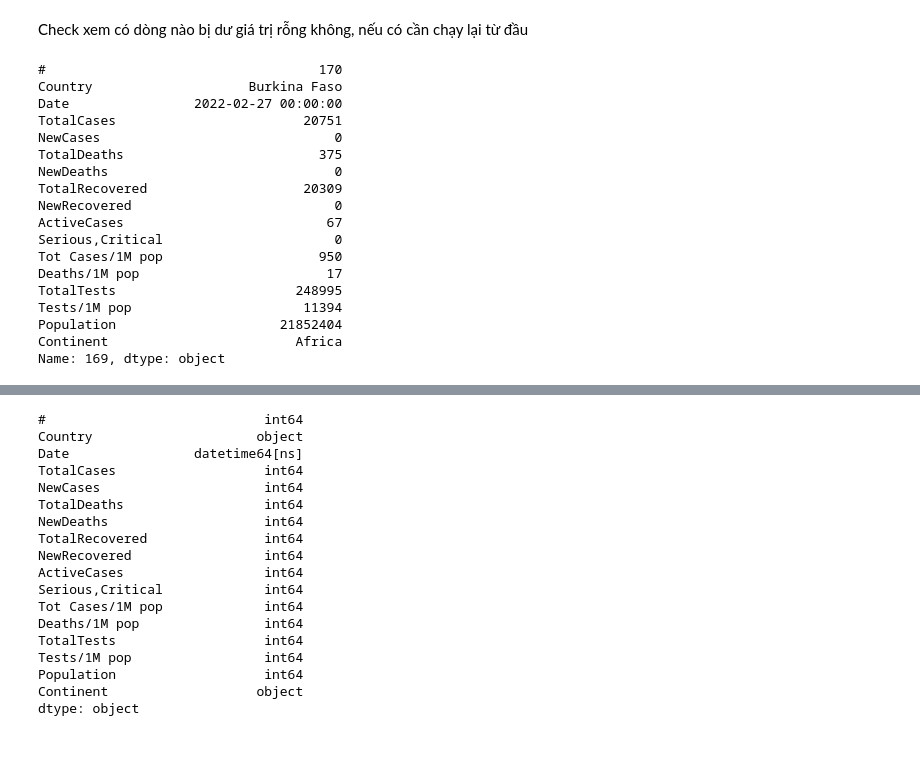
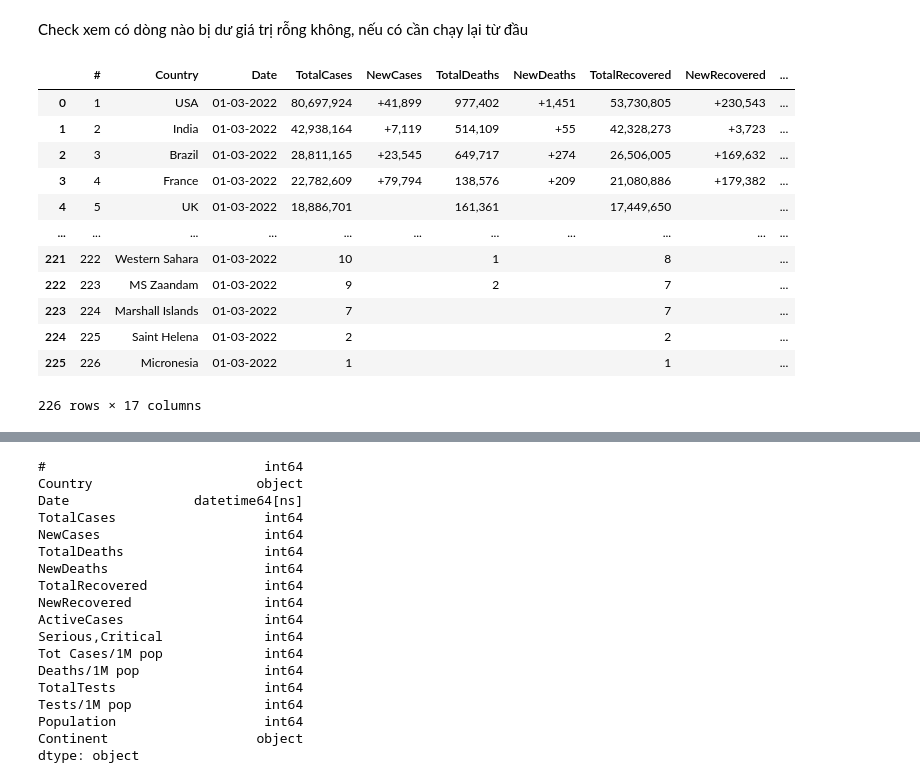
Before and after one commit to 19127592/Corona-Analysis, a Jupyter notebook: main.ipynb, the cells around one changed output, grey strips where cells are left out. Cells and saved outputs as stored; diff of their text form; code cells hidden in the pictures; blank space fills up the shorter version.

Commit message:
Crawl data finished but still encountered some minor bugs

```diff
--- a/main.ipynb
+++ b/main.ipynb
@@ -88,5 +88,22 @@ for i in total_covid:
             i.pop(-1)
         else:
             print(i)
+# %%
+df_covid = pd.DataFrame(data=rows_yesterday,columns=header_by_day)
+df_covid
+# %% [output]
+|  | # | Country | Date | TotalCases | NewCases | TotalDeaths | NewDeaths | TotalRecovered | NewRecovered | ... |
+| 0 | 1 | USA | 01-03-2022 | 80,697,924 | +41,899 | 977,402 | +1,451 | 53,730,805 | +230,543 | ... |
+| 1 | 2 | India | 01-03-2022 | 42,938,164 | +7,119 | 514,109 | +55 | 42,328,273 | +3,723 | ... |
+| 2 | 3 | Brazil | 01-03-2022 | 28,811,165 | +23,545 | 649,717 | +274 | 26,506,005 | +169,632 | ... |
+| 3 | 4 | France | 01-03-2022 | 22,782,609 | +79,794 | 138,576 | +209 | 21,080,886 | +179,382 | ... |
+| 4 | 5 | UK | 01-03-2022 | 18,886,701 |  | 161,361 |  | 17,449,650 |  | ... |
+| ... | ... | ... | ... | ... | ... | ... | ... | ... | ... | ... |
+| 221 | 222 | Western Sahara | 01-03-2022 | 10 |  | 1 |  | 8 |  | ... |
+| 222 | 223 | MS Zaandam | 01-03-2022 | 9 |  | 2 |  | 7 |  | ... |
+| 223 | 224 | Marshall Islands | 01-03-2022 | 7 |  |  |  | 7 |  | ... |
+| 224 | 225 | Saint Helena | 01-03-2022 | 2 |  |  |  | 2 |  | ... |
+| 225 | 226 | Micronesia | 01-03-2022 | 1 |  |  |  | 1 |  | ... |
+226 rows × 17 columns
 # %%
 df_covid = pd.DataFrame(data=rows_yesterday,columns=header_by_day)
@@ -114,21 +140,0 @@ total_covid_df['Date'] = pd.to_datetime(total_covid_df['Date'],format="%d-%m-%Y"
-# %%
-total_covid_df
-# %% [output]
-#                                   170
-Country                    Burkina Faso
-Date                2022-02-27 00:00:00
-TotalCases                        20751
-NewCases                              0
-TotalDeaths                         375
-NewDeaths                             0
-TotalRecovered                    20309
-NewRecovered                          0
-ActiveCases                          67
-Serious,Critical                      0
-Tot Cases/1M pop                    950
-Deaths/1M pop                        17
-TotalTests                       248995
-Tests/1M pop                      11394
-Population                     21852404
-Continent                        Africa
-Name: 169, dtype: object
```
Also changed, not shown: parts of 18 cells of this notebook, 3 other files.
